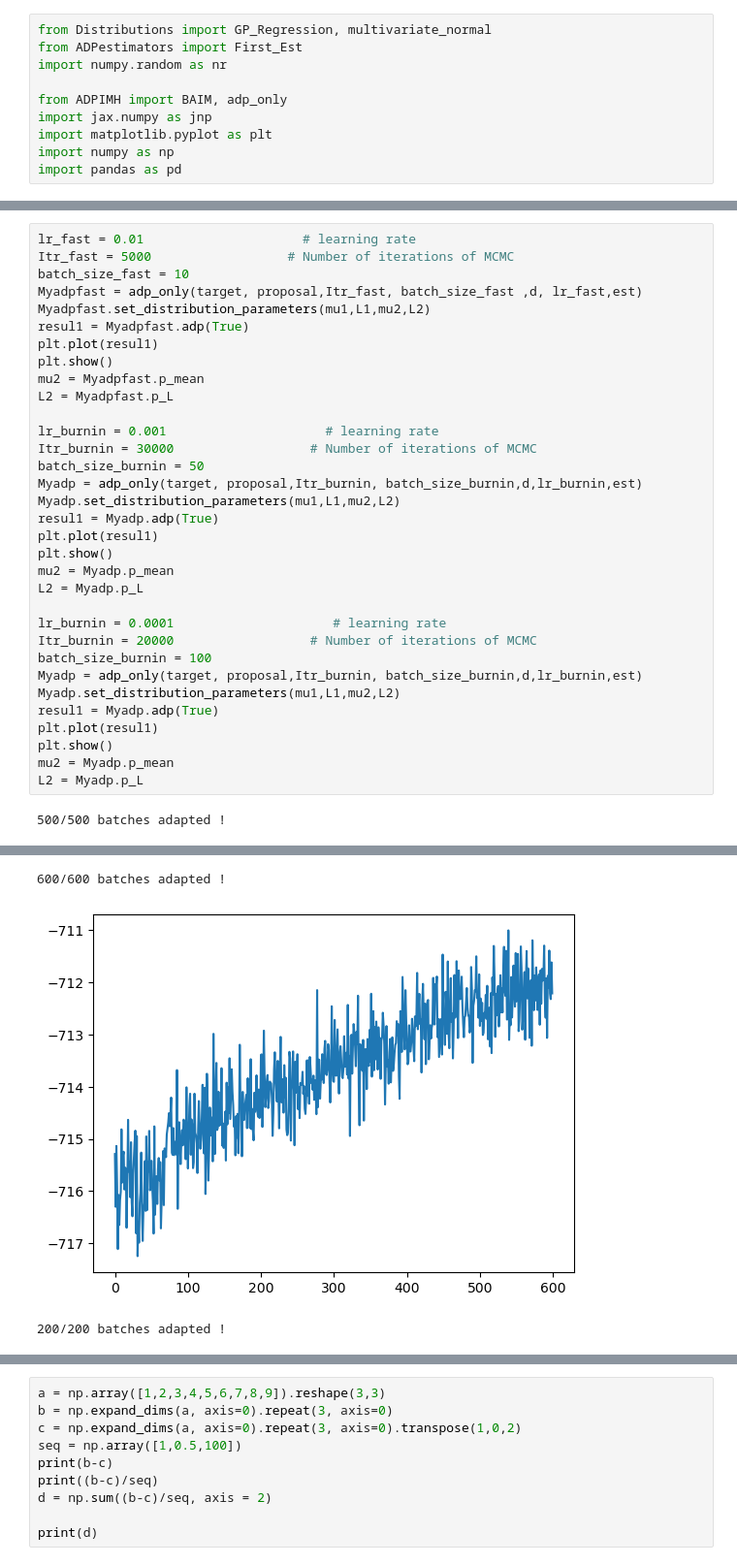
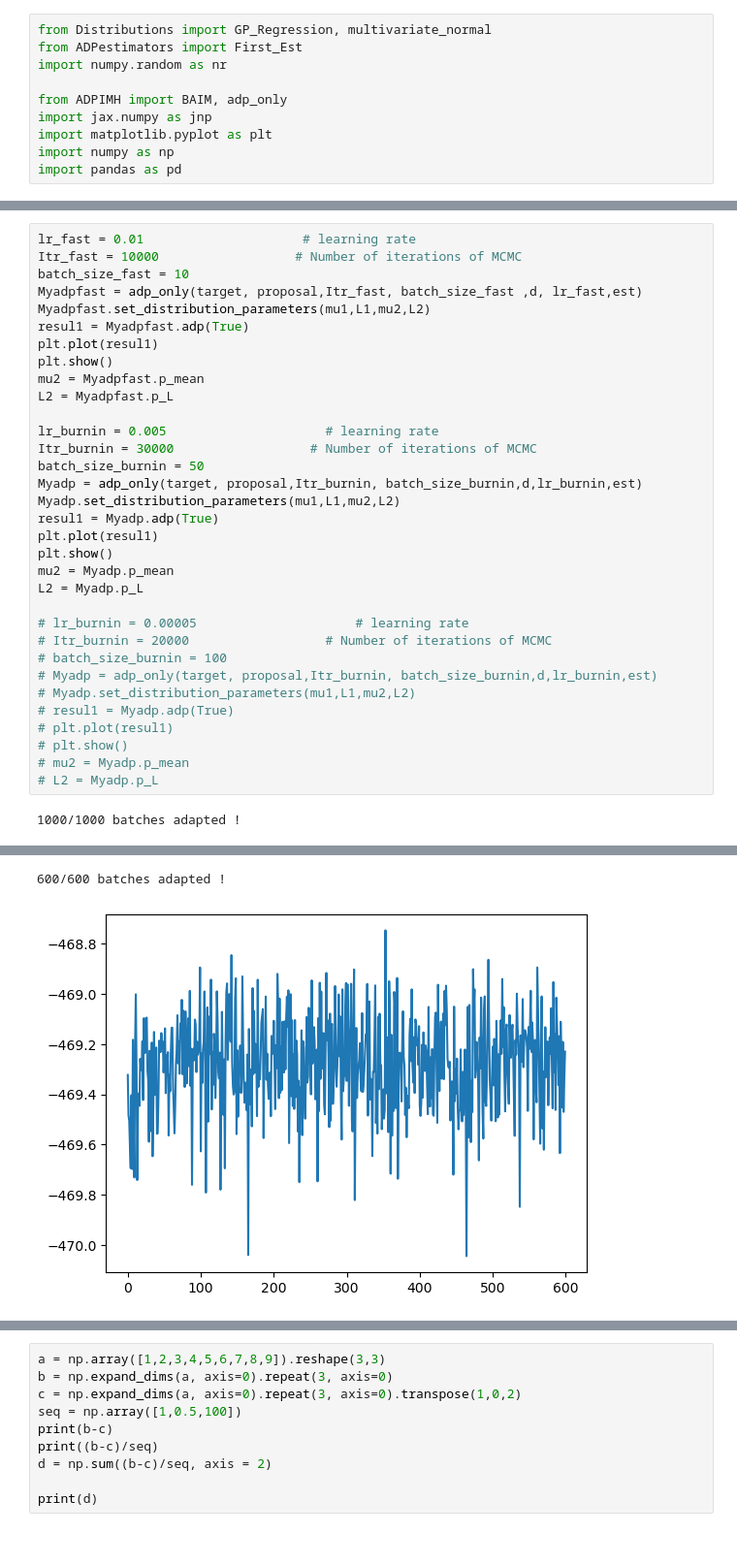
Before and after one commit to cliusir123/VRforIM, a Jupyter notebook: GP.ipynb, the cells around one changed output, grey strips where cells are left out. Shown at 97% size. Drawn from its saved outputs; the diff is of its cells as text.

```diff
--- a/GP.ipynb
+++ b/GP.ipynb
@@ -39,6 +37,6 @@ No GPU/TPU found, falling back to CPU. (Set TF_CPP_MIN_LOG_LEVEL=0 and rerun for
 # %%
 lr_fast = 0.01                     # learning rate
-Itr_fast = 5000                  # Number of iterations of MCMC
+Itr_fast = 10000                  # Number of iterations of MCMC
 batch_size_fast = 10
 Myadpfast = adp_only(target, proposal,Itr_fast, batch_size_fast ,d, lr_fast,est)
 Myadpfast.set_distribution_parameters(mu1,L1,mu2,L2)
@@ -48,7 +46,7 @@ plt.show()
 mu2 = Myadpfast.p_mean
 L2 = Myadpfast.p_L
 
-lr_burnin = 0.001                     # learning rate
+lr_burnin = 0.005                     # learning rate
 Itr_burnin = 30000                  # Number of iterations of MCMC
 batch_size_burnin = 50
 Myadp = adp_only(target, proposal,Itr_burnin, batch_size_burnin,d,lr_burnin,est)
@@ -59,15 +57,15 @@ plt.show()
 mu2 = Myadp.p_mean
 L2 = Myadp.p_L
 
-lr_burnin = 0.0001                     # learning rate
-Itr_burnin = 20000                  # Number of iterations of MCMC
-batch_size_burnin = 100
-Myadp = adp_only(target, proposal,Itr_burnin, batch_size_burnin,d,lr_burnin,est)
-Myadp.set_distribution_parameters(mu1,L1,mu2,L2)
-resul1 = Myadp.adp(True)
-plt.plot(resul1)
-plt.show()
-mu2 = Myadp.p_mean
-L2 = Myadp.p_L
+# lr_burnin = 0.00005                     # learning rate
+# Itr_burnin = 20000                  # Number of iterations of MCMC
+# batch_size_burnin = 100
+# Myadp = adp_only(target, proposal,Itr_burnin, batch_size_burnin,d,lr_burnin,est)
+# Myadp.set_distribution_parameters(mu1,L1,mu2,L2)
+# resul1 = Myadp.adp(True)
+# plt.plot(resul1)
+# plt.show()
+# mu2 = Myadp.p_mean
+# L2 = Myadp.p_L
 # %% [output]
-500/500 batches adapted !
+1000/1000 batches adapted !
@@ -75,3 +73,2 @@ L2 = Myadp.p_L
 600/600 batches adapted !
-[figure, old version]
+[figure, new version]
-200/200 batches adapted !
```
Also changed, not shown: parts of 7 cells of this notebook, 3 other files.
